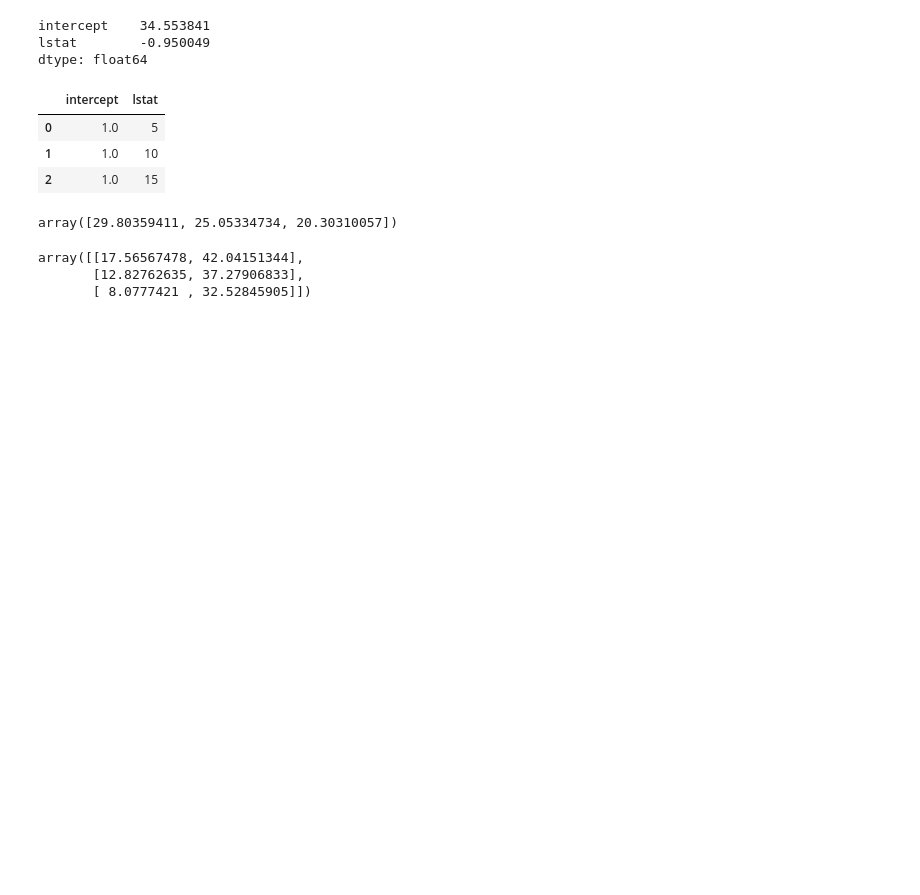
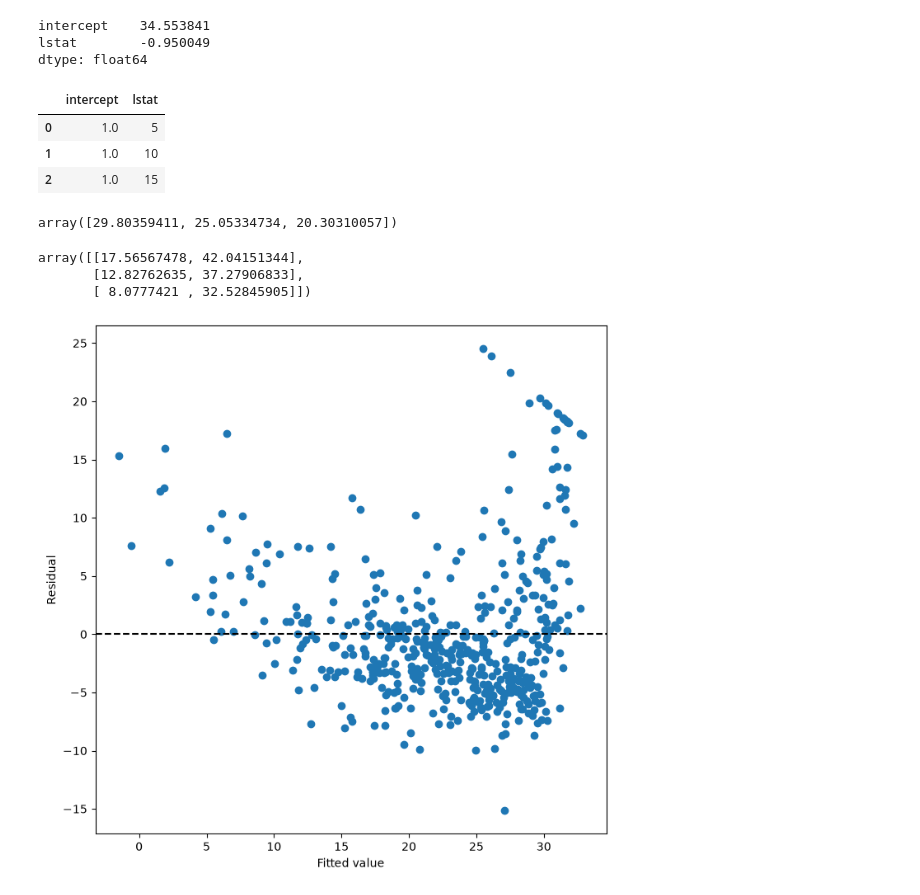
Before and after one commit to Nattawut30/Math-Algorithmic-Trading, a Jupyter notebook: Probability_Statistics/02_linear_regression.ipynb, the cells around one changed output. Drawn from its saved outputs; the diff is of its cells as text; code cells hidden in the pictures; blank space fills up the shorter version.

```diff
--- a/Probability_Statistics/02_linear_regression.ipynb
+++ b/Probability_Statistics/02_linear_regression.ipynb
@@ -220,0 +251,12 @@ array([[17.56567478, 42.04151344],
+# %%
+# --r means to produce a red dashed line and added an argument to make it of width 3.
+# As we will not use the fig component returned as the first value from subplots()
+# simply capture the second returned value in ax
+
+ax = subplots(figsize=(8, 8))[1]
+ax.scatter(results.fittedvalues, results.resid)
+ax.set_xlabel('Fitted value')
+ax.set_ylabel('Residual')
+ax.axhline(0, c='k', ls='--');
+# %% [output]
+[figure, added]
```
Also changed, not shown: parts of 22 cells of this notebook.
